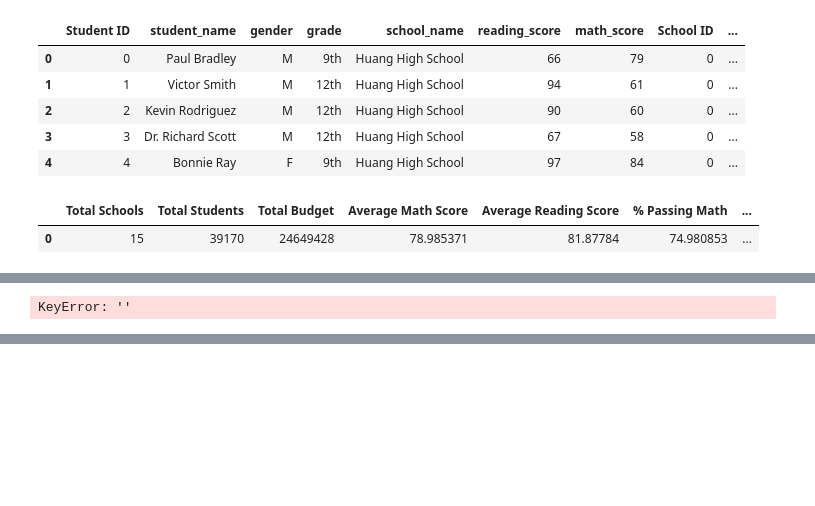
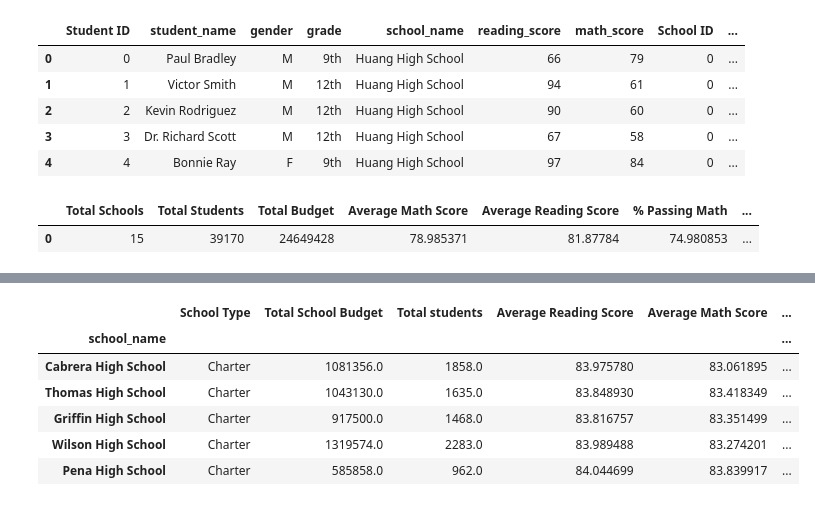
Before and after one commit to RSGDATA/School-analysis, a Jupyter notebook: Resources/School DataFrame.ipynb, the cells around one changed output, grey strips where cells are left out. Drawn from its saved outputs; the diff is of its cells as text; code cells hidden in the pictures; blank space fills up the shorter version.

```diff
--- a/Resources/School DataFrame.ipynb
+++ b/Resources/School DataFrame.ipynb
@@ -124,8 +106 @@ school_groupby.apply(lambda g: g[g["reading_score"] > 70].count()) / school_grou
-# %%
-rm = pd.DataFrame()
-rm["RS"] = passing_reading
-rm["MS"] = passing_math
-rm[""]
-# %% [output]
-KeyError: ''
 # %%
@@ -186,15 +170,16 @@ school_summary
 | Wilson High School | Charter | 1319574.0 | 2283.0 | 83.989488 | 83.274201 | ... |
 | Wright High School | Charter | 1049400.0 | 1800.0 | 83.955000 | 83.682222 | ... |
 # %%
-math = chool_data_complete['math_score'].loc()
+# school_summary
 
-math
-
-
-
-
-
-
-
-# student_data.groupby(['math_score']).mean()
+school_summary = school_summary.sort_values("% Overall", ascending=False)
+school_summary.head()
+# %% [output]
+|  | School Type | Total School Budget | Total students | Average Reading Score | Average Math Score | ... |
+| school_name |  |  |  |  |  | ... |
+| Cabrera High School | Charter | 1081356.0 | 1858.0 | 83.975780 | 83.061895 | ... |
+| Thomas High School | Charter | 1043130.0 | 1635.0 | 83.848930 | 83.418349 | ... |
+| Griffin High School | Charter | 917500.0 | 1468.0 | 83.816757 | 83.351499 | ... |
+| Wilson High School | Charter | 1319574.0 | 2283.0 | 83.989488 | 83.274201 | ... |
+| Pena High School | Charter | 585858.0 | 962.0 | 84.044699 | 83.839917 | ... |
 # %%
```
Also changed, not shown: parts of 8 cells of this notebook.
